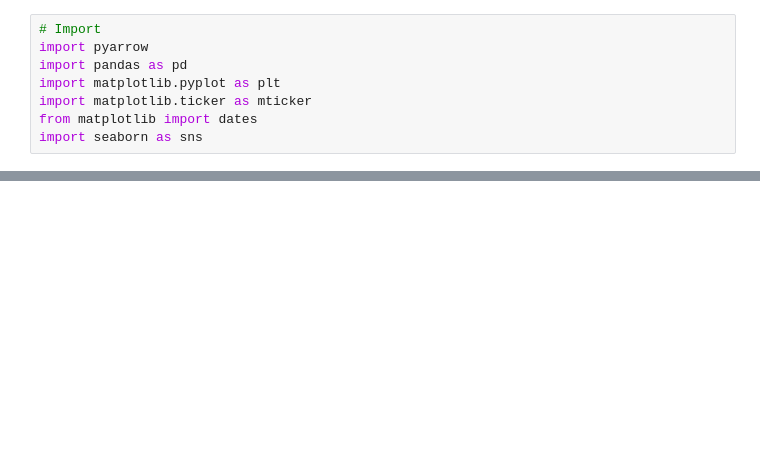
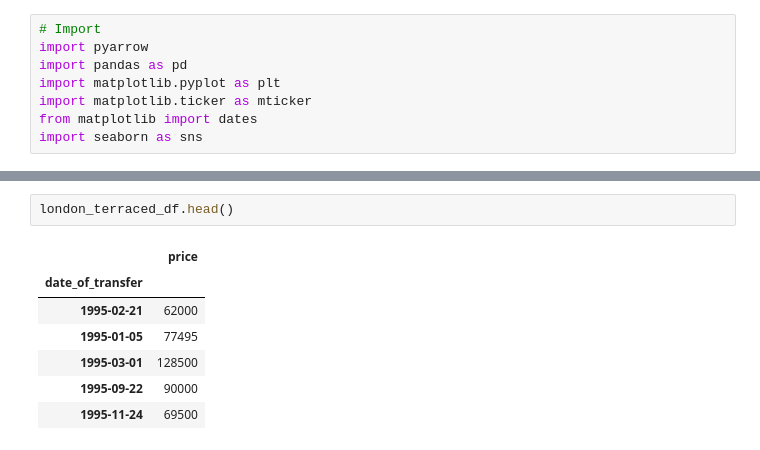
Before and after one commit to MatejBursik/TenOne_cloud_ai, a Jupyter notebook: UK_housing/forcasting_data.ipynb, the cells around one changed output, grey strips where cells are left out. Drawn from its saved outputs; the diff is of its cells as text; blank space fills up the shorter version.

```diff
--- a/UK_housing/forcasting_data.ipynb
+++ b/UK_housing/forcasting_data.ipynb
@@ -57,0 +107,10 @@ plt.show()
+# %%
+london_terraced_df.head()
+# %% [output]
+|  | price |
+| date_of_transfer |  |
+| 1995-02-21 | 62000 |
+| 1995-01-05 | 77495 |
+| 1995-03-01 | 128500 |
+| 1995-09-22 | 90000 |
+| 1995-11-24 | 69500 |
```
Also changed, not shown: parts of 11 cells of this notebook, 5 other files.
